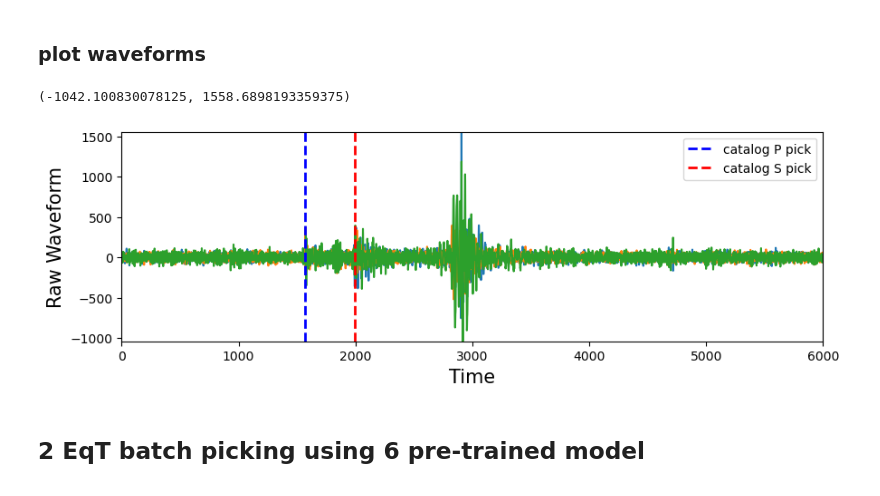
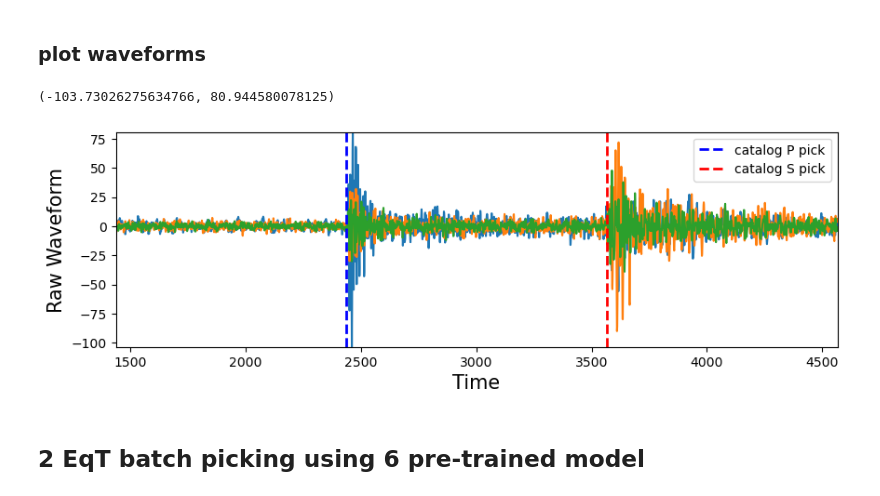
Before and after one commit to congcy/ELEP, a Jupyter notebook: docs/tutorials/example_BB_window_data_PNW.ipynb, the cells around one changed output. Cells and saved outputs as stored; diff of their text form; code cells hidden in the pictures.

```diff
--- a/docs/tutorials/example_BB_window_data_PNW.ipynb
+++ b/docs/tutorials/example_BB_window_data_PNW.ipynb
@@ -33,12 +33,12 @@ from meta_learners import ensemble_regressor_cnn
 # %% [markdown]
 ## 1 Load and pre-processing PNW waveform data
 # %%
-f_waveform = h5py.File("./data/waveforms.hdf5", 'r')
+f_waveform = h5py.File("./data/events_waveforms.hdf5", 'r')
 
 # load waveforms (ENZ order)
 waveform = f_waveform['/data/bucket1'][:, :, :].astype(np.float32)
 
-metadata = pd.read_csv("./data/metadata.csv")
+metadata = pd.read_csv("./data/events_metadata.csv")
 
 nwin, ncha, twin = waveform.shape
 print(waveform.shape)
@@ -79,20 +79,21 @@ shape of prediciton input is (100, 3, 6000)
 # %%
 iwin = np.random.randint(100)
 d = waveform[iwin, :, :]
 plt.figure(figsize = (10, 3))
 plt.plot(d.T)
 plt.vlines(metadata.loc[iwin, 'trace_P_arrival_sample'], d.max(), d.min(),
            color = 'b', label = "catalog P pick", linewidth = 2, linestyle = '--')
 plt.vlines(metadata.loc[iwin, 'trace_S_arrival_sample'], d.max(), d.min(),
            color = 'r', label = "catalog S pick", linewidth = 2, linestyle = '--')
 plt.legend(loc = 'upper right')
 plt.xlabel("Time", fontsize = 15)
 plt.ylabel("Raw Waveform", fontsize = 15)
-plt.xlim([0, 6000]);
+plt.xlim([metadata.loc[iwin, 'trace_P_arrival_sample'] - 1000,
+          metadata.loc[iwin, 'trace_S_arrival_sample'] + 1000]);
 plt.ylim([d.min(), d.max()])
 # %% [output]
-(-1042.100830078125, 1558.6898193359375)
+(-103.73026275634766, 80.944580078125)
-[figure, old version]
+[figure, new version]
 # %% [markdown]
 ## 2 EqT batch picking using 6 pre-trained model
 # %% [markdown]
```
Also changed, not shown: parts of 8 cells of this notebook, 2 other files.
